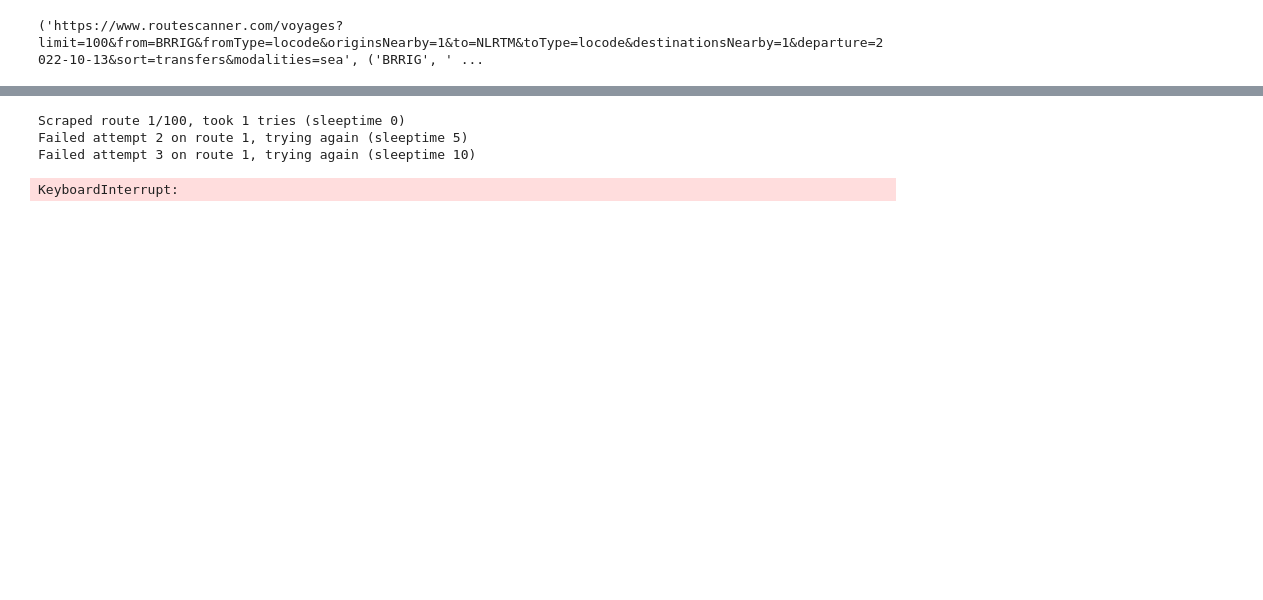
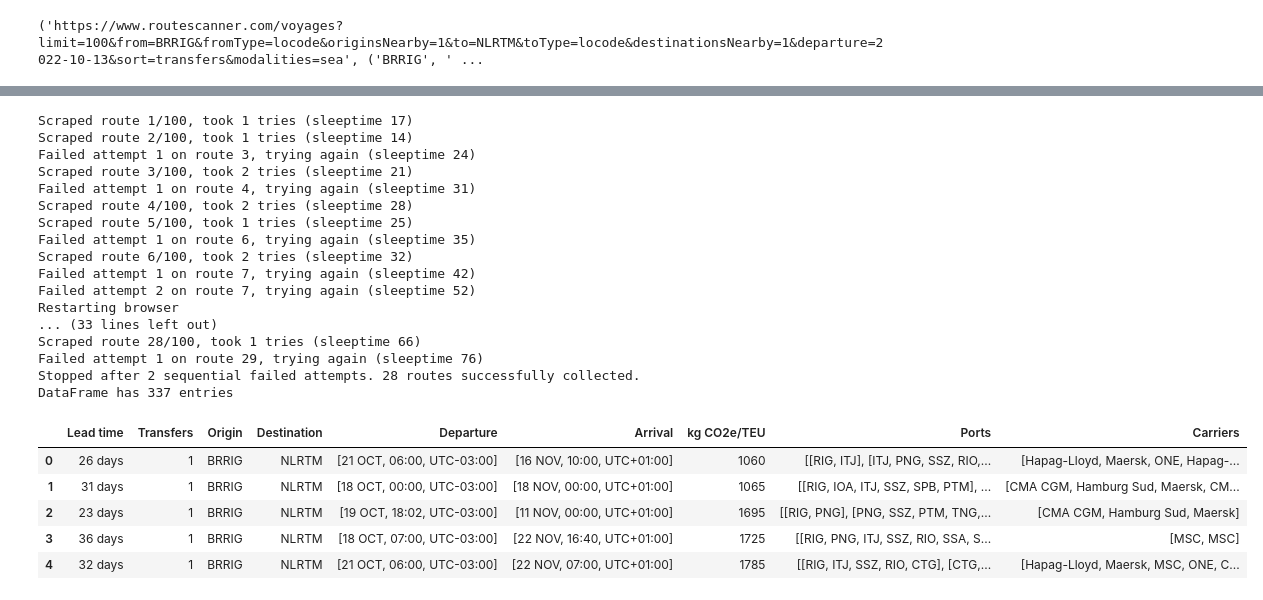
Before and after one commit to EwoutH/shipping-data, a Jupyter notebook: scraping_routescanner.ipynb, the cells around one changed output, grey strips where cells are left out. Cells and saved outputs as stored; diff of their text form; code cells hidden in the pictures; blank space fills up the shorter version.

```diff
--- a/scraping_routescanner.ipynb
+++ b/scraping_routescanner.ipynb
@@ -54,10 +54,10 @@ def get_webpage(url, headless=False):
         opts.headless = True
 
     # Set the location of the webdriver
-    chrome_driver = os.getcwd() + "/drivers/chromedriver.exe"
+    s = Service(os.getcwd() + "/drivers/chromedriver.exe")
 
     # Instantiate a webdriver
-    driver = webdriver.Chrome(options=opts, executable_path=chrome_driver)
+    driver = webdriver.Chrome(options=opts, service=s)
 
     # Load the HTML page
     driver.get(url)
@@ -317,50 +269,58 @@ def get_webpages2(od_ports, headless=False):
     opts.add_experimental_option("excludeSwitches", ["enable-automation"])
 
     # Set the location of the webdriver
-    chrome_driver = os.getcwd() + "/drivers/chromedriver.exe"
+    s = Service(os.getcwd() + "/drivers/chromedriver.exe")
 
     # Instantiate a webdriver
-    driver = webdriver.Chrome(options=opts, executable_path=chrome_driver)
+    driver = webdriver.Chrome(options=opts, service=s)
 
     # Load the HTML page
     driver.get(urls[0])
+    already_got = True
 
     # Accept cookies
-    driver.implicitly_wait(3)
+    driver.implicitly_wait(5)
     driver.find_element(By.CLASS_NAME,"acceptButton__P2szu").click()
 
     soups = []
-    sleeptime = 5
+    sleeptime = 20
     for n, (url, od) in enumerate(u_od_zip):
         i = 1
         while True: # Keep trying until successfully scraped
             try:
                 # Load the HTML page
-                driver.get(url)
+                if not already_got:
+                    driver.get(url)
+                already_got = False
+
                 # Wait until route data is loaded
-                elem = WebDriverWait(driver, 6).until(EC.presence_of_element_located((By.CLASS_NAME, "voyages__NVlid ")))
+                elem = WebDriverWait(driver, 10).until(EC.presence_of_element_located((By.CLASS_NAME, "voyages__NVlid ")))
 
                 # Parse processed webpage with BeautifulSoup and append to list
                 soups.append((BeautifulSoup(driver.page_source), od))
 
-                sleeptime = max(2, sleeptime - 5)
+                sleeptime = max(5, sleeptime - 3)
                 print(f"Scraped route {n+1}/{len(u_od_zip)}, took {i} tries (sleeptime {sleeptime})")
 
                 sleep(random.uniform(sleeptime, sleeptime+2))
             except:
+                if i > 6 or sleeptime > 90:
+                    print(f"Stopped after {i} sequential failed attempts. {n} routes successfully collected.")
+                    return soups
+                sleeptime = sleeptime + 10
+                print(f"Failed attempt {i} on route {n+1}, trying again (sleeptime {sleeptime})")
+
                 i += 1
-                sleeptime = sleeptime + 5
-                print(f"Failed attempt {i} on route {n}, trying again (sleeptime {sleeptime})")
-
                 sleep(random.uniform(sleeptime, sleeptime+2))
                 # Restart browser after 5 unsuccessful tries
                 if i >= 3 and i % 3 == 0:
                     print("Restarting browser")
                     driver.quit()
-                    driver = webdriver.Chrome(options=opts, executable_path=chrome_driver)
+                    driver = webdriver.Chrome(options=opts, service=s)
                     driver.get(url)
+                    already_got = True
                     # Accept cookies
-                    driver.implicitly_wait(3)
+                    driver.implicitly_wait(5)
                     driver.find_element(By.CLASS_NAME,"acceptButton__P2szu").click()
                 continue
             #print(f"Done {n}, iteration {i}, sleeping {sleeptime}")
@@ -443,30 +403,49 @@ Created a DataFrame with 8 entries
 # %%
 # The data can be loaded from a pickle, so the script doesn't need to re-run every time.
 # Set use_pickl2 to False if you want to scrape all the data again.
-use_pickle2 = False
+use_pickle2 = True
 
 if use_pickle2:
     connection_df = pd.read_pickle(f"pickles/connections_{date}.pickle")
 
 else:
     # Empty list for data and len
     connection_data = []
 
     # Scrape the webpage
     soups_ods_2 = get_webpages2(od_ports, headless=True)
     # Get all the connection data, process them and add
     connection_data = get_route_data2(soups_ods_2)
 
     # Create a dataframe from all the route data
     connection_df = pd.DataFrame(connection_data, columns=columns2)
 
 print(f"DataFrame has {connection_df.index.size} entries")
 connection_df.head()
 # %% [output]
-Scraped route 1/100, took 1 tries (sleeptime 0)
-Failed attempt 2 on route 1, trying again (sleeptime 5)
-Failed attempt 3 on route 1, trying again (sleeptime 10)
+Scraped route 1/100, took 1 tries (sleeptime 17)
+Scraped route 2/100, took 1 tries (sleeptime 14)
+Failed attempt 1 on route 3, trying again (sleeptime 24)
+Scraped route 3/100, took 2 tries (sleeptime 21)
+Failed attempt 1 on route 4, trying again (sleeptime 31)
+Scraped route 4/100, took 2 tries (sleeptime 28)
+Scraped route 5/100, took 1 tries (sleeptime 25)
+Failed attempt 1 on route 6, trying again (sleeptime 35)
+Scraped route 6/100, took 2 tries (sleeptime 32)
+Failed attempt 1 on route 7, trying again (sleeptime 42)
+Failed attempt 2 on route 7, trying again (sleeptime 52)
+Restarting browser
+... (33 lines left out)
+Scraped route 28/100, took 1 tries (sleeptime 66)
+Failed attempt 1 on route 29, trying again (sleeptime 76)
+Stopped after 2 sequential failed attempts. 28 routes successfully collected.
+DataFrame has 337 entries
-KeyboardInterrupt:
+|  | Lead time | Transfers | Origin | Destination | Departure | Arrival | kg CO2e/TEU | Ports | Carriers |
+| 0 | 26 days | 1 | BRRIG | NLRTM | [21 OCT, 06:00, UTC-03:00] | [16 NOV, 10:00, UTC+01:00] | 1060 | [[RIG, ITJ], [ITJ, PNG, SSZ, RIO,... | [Hapag-Lloyd, Maersk, ONE, Hapag-... |
+| 1 | 31 days | 1 | BRRIG | NLRTM | [18 OCT, 00:00, UTC-03:00] | [18 NOV, 00:00, UTC+01:00] | 1065 | [[RIG, IOA, ITJ, SSZ, SPB, PTM], ... | [CMA CGM, Hamburg Sud, Maersk, CM... |
+| 2 | 23 days | 1 | BRRIG | NLRTM | [19 OCT, 18:02, UTC-03:00] | [11 NOV, 00:00, UTC+01:00] | 1695 | [[RIG, PNG], [PNG, SSZ, PTM, TNG,... | [CMA CGM, Hamburg Sud, Maersk] |
+| 3 | 36 days | 1 | BRRIG | NLRTM | [18 OCT, 07:00, UTC-03:00] | [22 NOV, 16:40, UTC+01:00] | 1725 | [[RIG, PNG, ITJ, SSZ, RIO, SSA, S... | [MSC, MSC] |
+| 4 | 32 days | 1 | BRRIG | NLRTM | [21 OCT, 06:00, UTC-03:00] | [22 NOV, 07:00, UTC+01:00] | 1785 | [[RIG, ITJ, SSZ, RIO, CTG], [CTG,... | [Hapag-Lloyd, Maersk, MSC, ONE, C... |
 # %%
 # Save as Pickle and CSV
 connection_df.to_pickle(f"pickles/connections_{date}.pickle")
```
Also changed, not shown: parts of 5 cells of this notebook.
